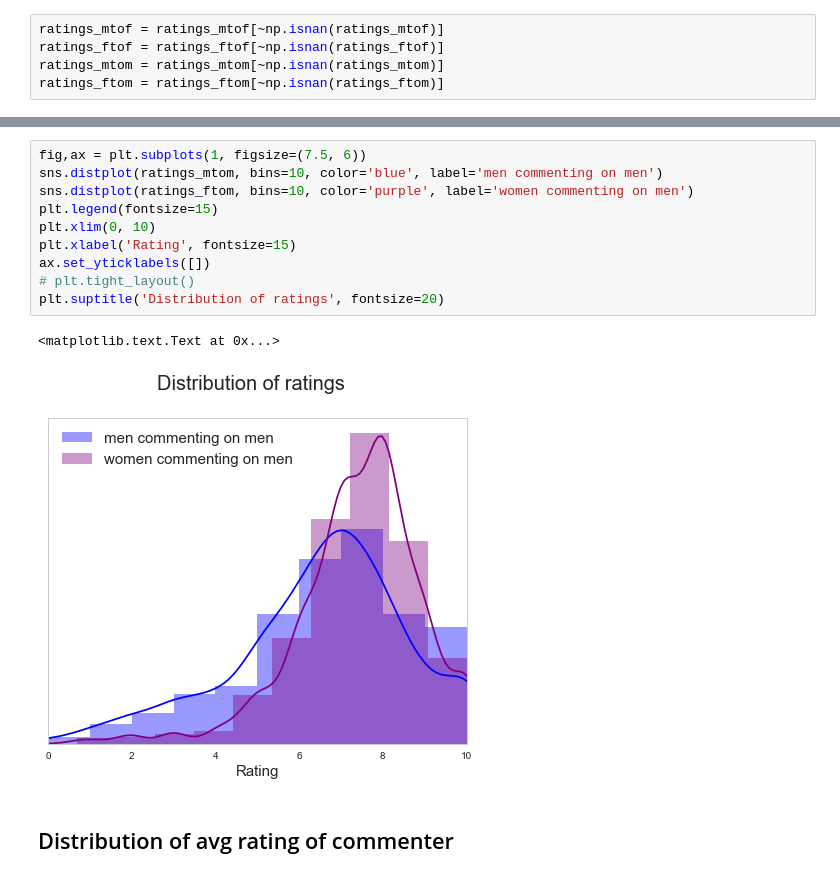
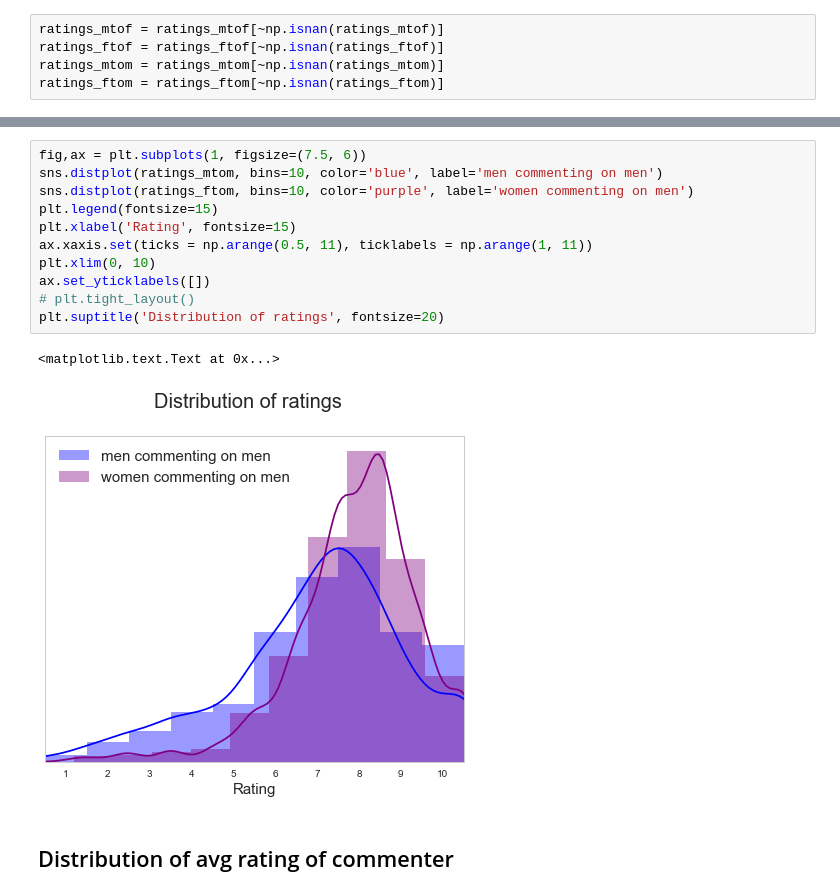
Before and after one commit to alexlyzhov/rateme, a Jupyter notebook: 6_Visualize.ipynb, the cells around one changed output, grey strips where cells are left out. Drawn from its saved outputs; the diff is of its cells as text.

```diff
--- a/6_Visualize.ipynb
+++ b/6_Visualize.ipynb
@@ -100,16 +102,17 @@ plt.suptitle('Distribution of ratings', fontsize=20)
 # %%
 fig,ax = plt.subplots(1, figsize=(7.5, 6))
 sns.distplot(ratings_mtom, bins=10, color='blue', label='men commenting on men')
 sns.distplot(ratings_ftom, bins=10, color='purple', label='women commenting on men')
 plt.legend(fontsize=15)
+plt.xlabel('Rating', fontsize=15)
+ax.xaxis.set(ticks = np.arange(0.5, 11), ticklabels = np.arange(1, 11))
 plt.xlim(0, 10)
-plt.xlabel('Rating', fontsize=15)
 ax.set_yticklabels([])
 # plt.tight_layout()
 plt.suptitle('Distribution of ratings', fontsize=20)
 # %% [output]
 <matplotlib.text.Text at 0x...>
-[figure, old version]
+[figure, new version]
 # %% [markdown]
 ## Distribution of avg rating of commenter
 # %%
```
Also changed, not shown: parts of 2 cells of this notebook.
